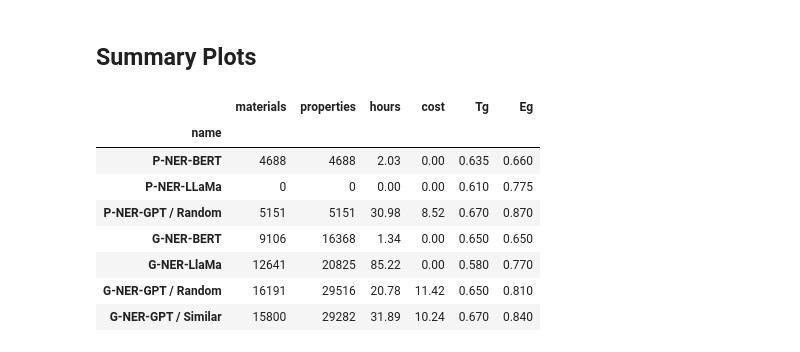
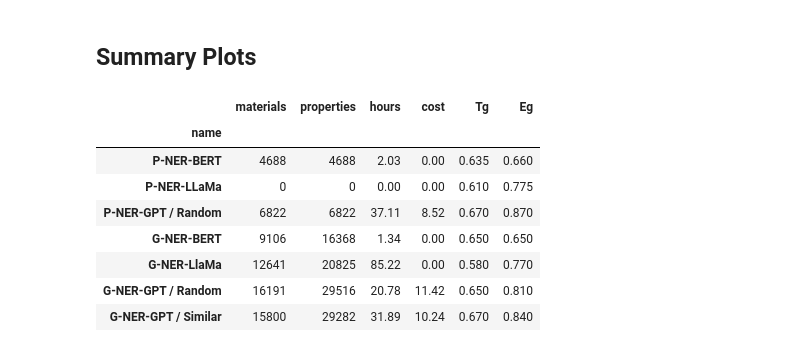
Before and after one commit to Ramprasad-Group/PromptDataExtraction, a Jupyter notebook: notebooks/Analyze-Select-1k.ipynb, the cells around one changed output. Drawn from its saved outputs; the diff is of its cells as text; code cells hidden in the pictures.

```diff
--- a/notebooks/Analyze-Select-1k.ipynb
+++ b/notebooks/Analyze-Select-1k.ipynb
@@ -983,21 +982,21 @@ methanol permeability 1
 # %%
 data = Frame()
 data.add(name='P-NER-BERT', materials=4688, properties=4688, hours=2.03, cost=0.0, Tg=0.635, Eg=0.66)
 data.add(name='P-NER-LLaMa', materials=0, properties=0, hours=0, cost=0.0, Tg=0.61, Eg=0.775)
-data.add(name='P-NER-GPT / Random', materials=5151, properties=5151, hours=30.98, cost=8.52, Tg=0.67, Eg=0.87)
+data.add(name='P-NER-GPT / Random', materials=6822, properties=6822, hours=37.11, cost=8.52, Tg=0.67, Eg=0.87)
 data.add(name='G-NER-BERT', materials=9106, properties=16368, hours=1.34, cost=0.0, Tg=0.65, Eg=0.65)
 data.add(name='G-NER-LlaMa', materials=12641, properties=20825, hours=85.22, cost=0.0, Tg=0.58, Eg=0.77)
 data.add(name='G-NER-GPT / Random', materials=16191, properties=29516, hours=20.78, cost=11.42, Tg=0.65, Eg=0.81)
 data.add(name='G-NER-GPT / Similar', materials=15800, properties=29282, hours=31.89, cost=10.24, Tg=0.67, Eg=0.84)
 
 metrics = data.df.set_index('name')
 metrics
 # %% [output]
 |  | materials | properties | hours | cost | Tg | Eg |
 | name |  |  |  |  |  |  |
 | P-NER-BERT | 4688 | 4688 | 2.03 | 0.00 | 0.635 | 0.660 |
 | P-NER-LLaMa | 0 | 0 | 0.00 | 0.00 | 0.610 | 0.775 |
-| P-NER-GPT / Random | 5151 | 5151 | 30.98 | 8.52 | 0.670 | 0.870 |
+| P-NER-GPT / Random | 6822 | 6822 | 37.11 | 8.52 | 0.670 | 0.870 |
 | G-NER-BERT | 9106 | 16368 | 1.34 | 0.00 | 0.650 | 0.650 |
 | G-NER-LlaMa | 12641 | 20825 | 85.22 | 0.00 | 0.580 | 0.770 |
 | G-NER-GPT / Random | 16191 | 29516 | 20.78 | 11.42 | 0.650 | 0.810 |
```
Also changed, not shown: parts of 12 cells of this notebook.
